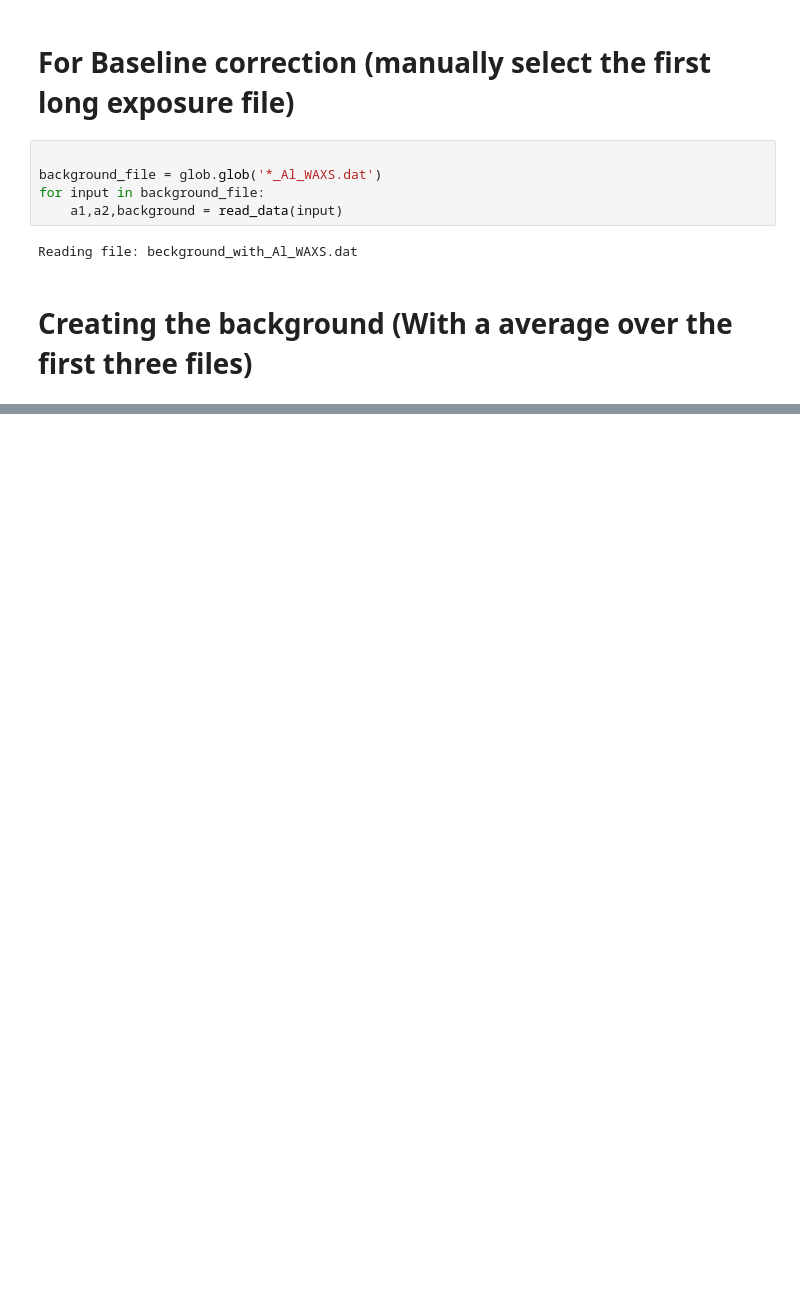
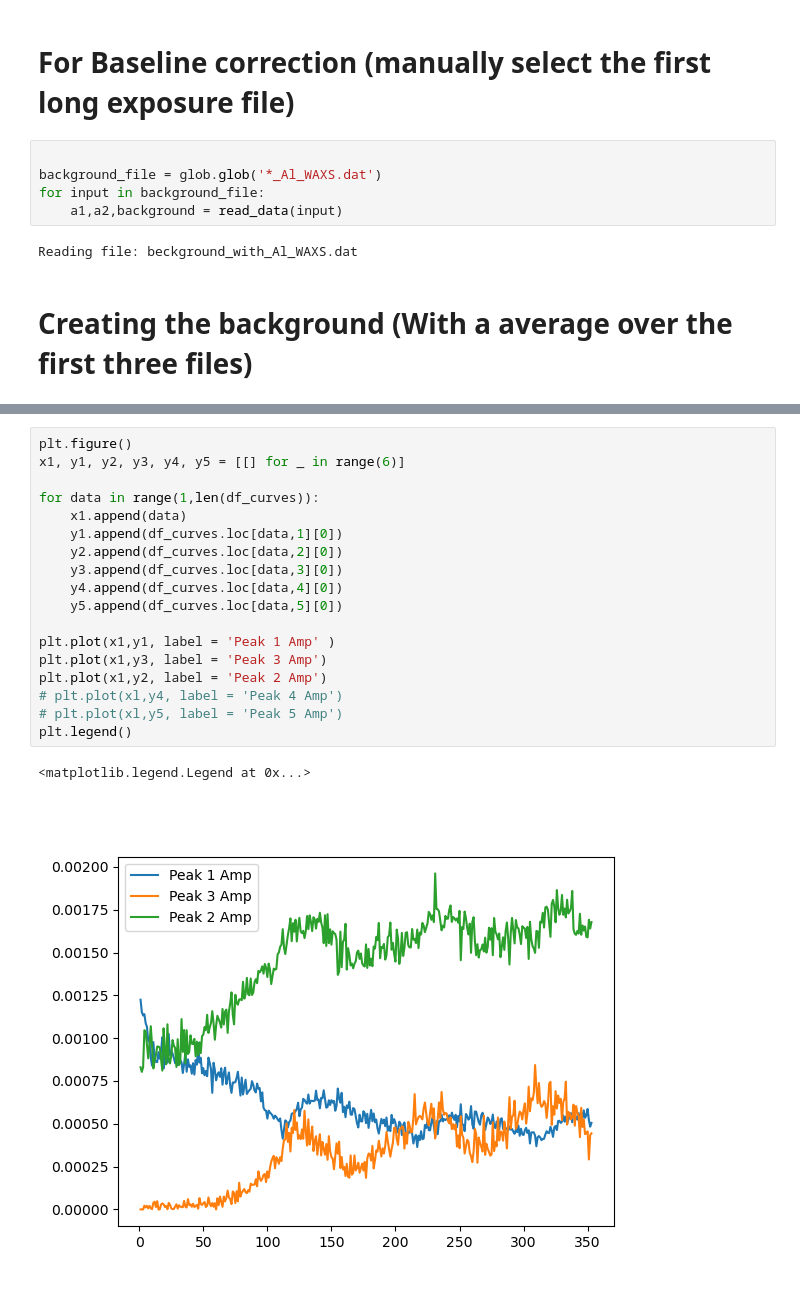
Before and after one commit to PronoyDutta/SAXS_WAXS, a Jupyter notebook: fitting_data.ipynb, the cells around one changed output, grey strips where cells are left out. Cells and saved outputs as stored; diff of their text form; blank space fills up the shorter version.

```diff
--- a/fitting_data.ipynb
+++ b/fitting_data.ipynb
@@ -373,0 +438,21 @@ Peak 4:
+# %%
+plt.figure()
+x1, y1, y2, y3, y4, y5 = [[] for _ in range(6)]
+
+for data in range(1,len(df_curves)):
+    x1.append(data)
+    y1.append(df_curves.loc[data,1][0])
+    y2.append(df_curves.loc[data,2][0])
+    y3.append(df_curves.loc[data,3][0])
+    y4.append(df_curves.loc[data,4][0])
+    y5.append(df_curves.loc[data,5][0])
+
+plt.plot(x1,y1, label = 'Peak 1 Amp' )
+plt.plot(x1,y3, label = 'Peak 3 Amp')
+plt.plot(x1,y2, label = 'Peak 2 Amp')
+# plt.plot(xl,y4, label = 'Peak 4 Amp')
+# plt.plot(xl,y5, label = 'Peak 5 Amp')
+plt.legend()
+# %% [output]
+<matplotlib.legend.Legend at 0x...>
+[figure, added]
```
Also changed, not shown: parts of 8 cells of this notebook, 1 other file.
